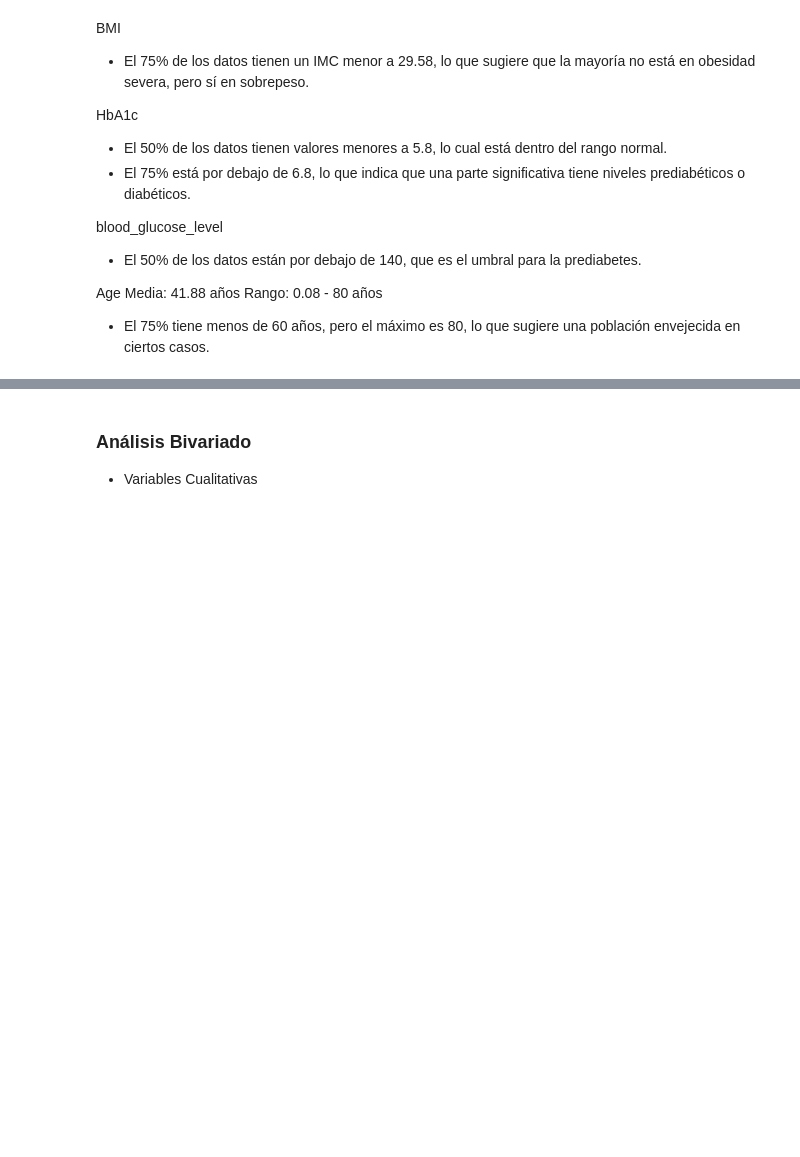
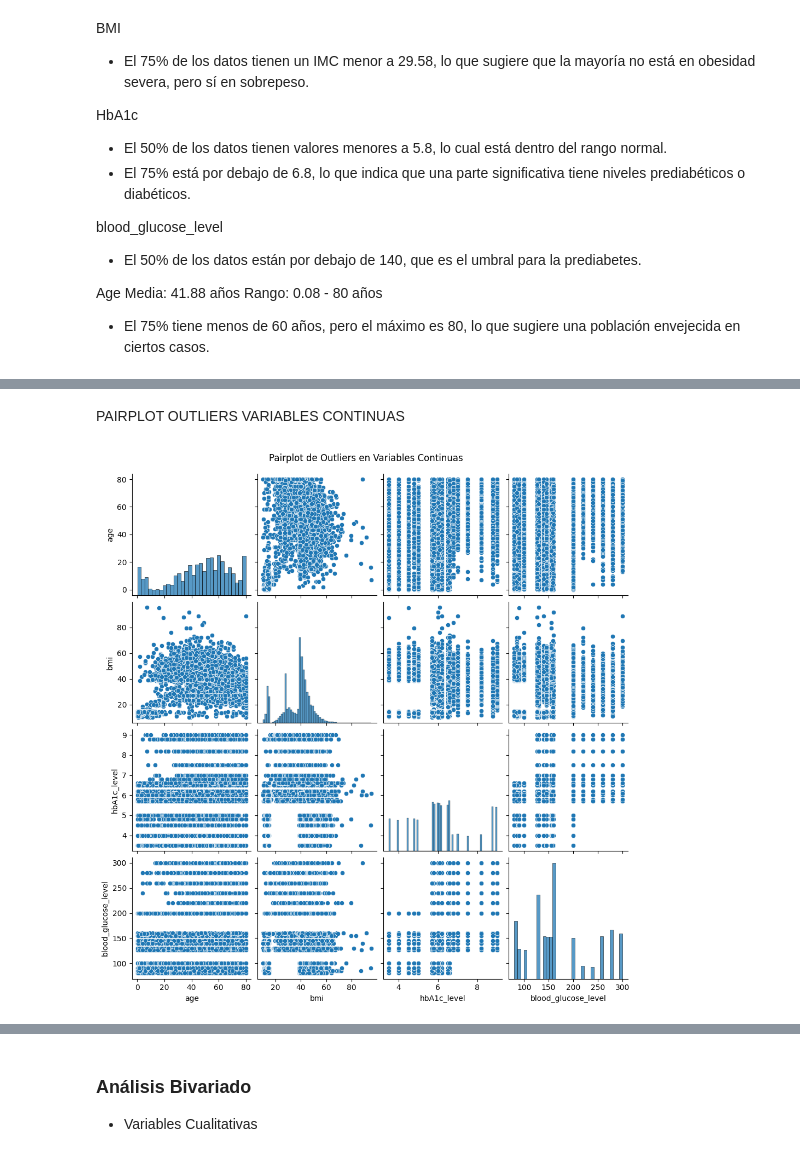
Before and after one commit to JuanMarting/EDA, a Jupyter notebook: Trabajo_final_EDA.ipynb, the cells around one changed output, grey strips where cells are left out. Saved outputs shown, nothing was run; the diff lists cells and outputs as text; code cells hidden in the pictures; blank space fills up the shorter version.

Commit message:
analisis variables continuas y outliers

```diff
--- a/Trabajo_final_EDA.ipynb
+++ b/Trabajo_final_EDA.ipynb
@@ -462,0 +439,23 @@ estadisticas_age
+# %% [markdown]
+PAIRPLOT OUTLIERS VARIABLES CONTINUAS
+# %%
+# Función para identificar outliers usando IQR
+def detect_outliers_iqr(df, columns):
+    outliers = pd.DataFrame(index=df.index)
+    for col in columns:
+        Q1 = df[col].quantile(0.25)
+        Q3 = df[col].quantile(0.75)
+        IQR = Q3 - Q1
+        is_outlier = (df[col] < (Q1 - 1.5 * IQR)) | (df[col] > (Q3 + 1.5 * IQR))
+        outliers[col] = is_outlier
+    return outliers
+columns_to_check = ['age', 'bmi', 'hbA1c_level', 'blood_glucose_level']
+# Identificar outliers y filtrar datos
+outliers = detect_outliers_iqr(df, columns_to_check)
+outlier_data = df[outliers.any(axis=1)]
+# Generar el pairplot para los outliers
+sns.pairplot(outlier_data[columns_to_check])
+plt.suptitle("Pairplot de Outliers en Variables Continuas", y=1.02)
+plt.show()
+# %% [output]
+[figure, added]
```
Also changed, not shown: parts of 23 cells of this notebook.
